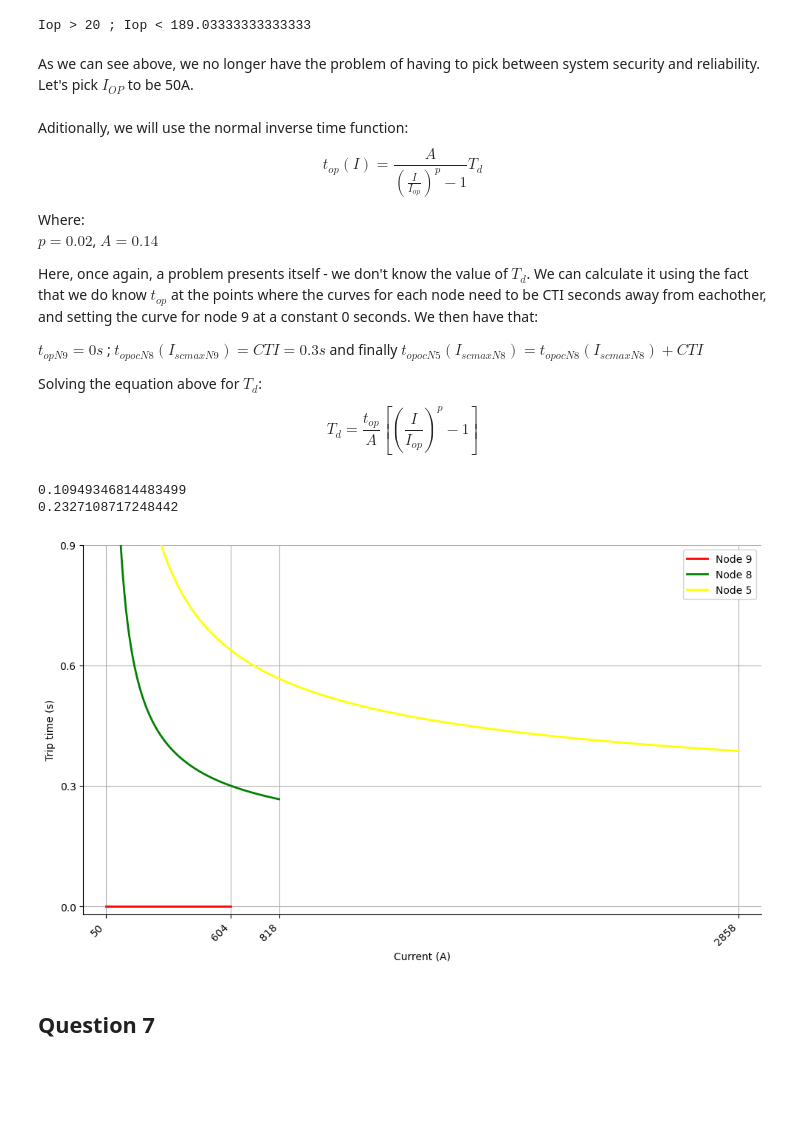
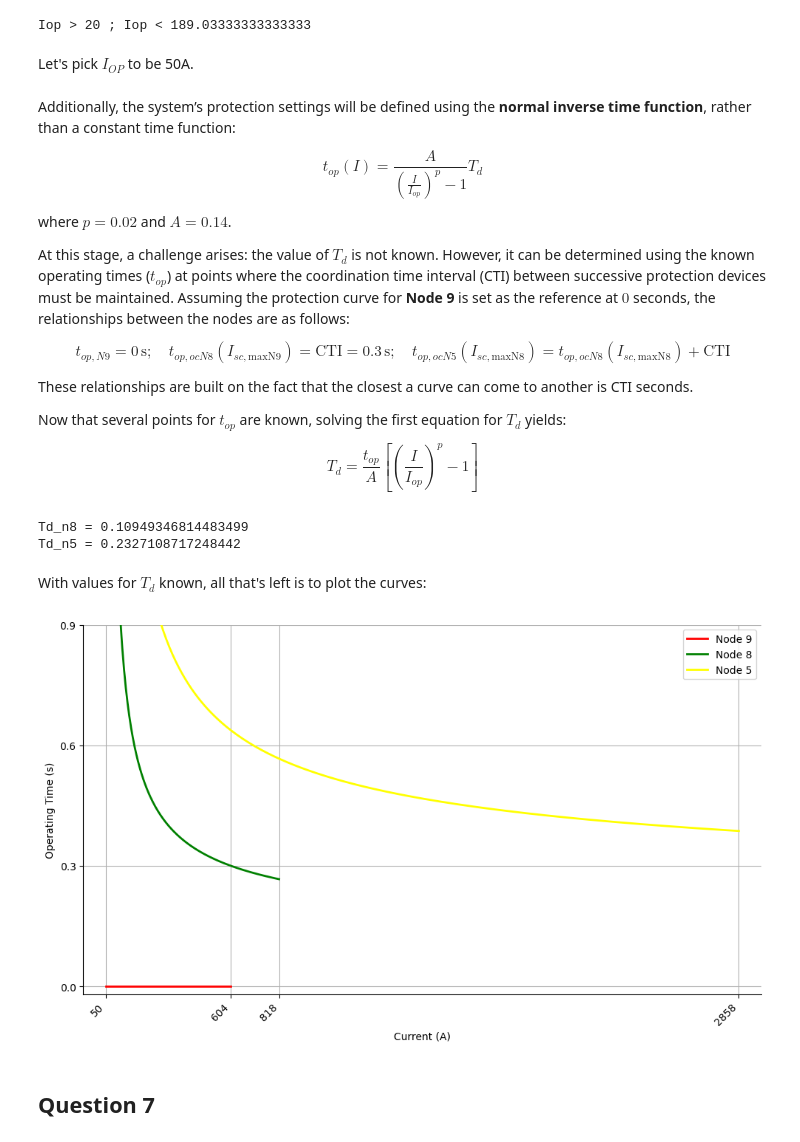
Before and after one commit to e4m8ch/IST_PSE, a Jupyter notebook: main.ipynb, the cells around one changed output. Saved outputs shown, nothing was run; the diff lists cells and outputs as text; code cells hidden in the pictures; blank space fills up the shorter version.

```diff
--- a/main.ipynb
+++ b/main.ipynb
@@ -875,28 +868,31 @@ print("Iop > " + str(2*I_NU) + " ; Iop < " + str((1/3)*min_value))
 # %% [output]
 Iop > 20 ; Iop < 189.03333333333333
 # %% [markdown]
-As we can see above, we no longer have the problem of having to pick between system security and reliability.
 Let's pick $I_{OP}$ to be 50A.
 # %%
 I_op_gnd = 50 # A
 # %% [markdown]
-Aditionally, we will use the normal inverse time function:
+Additionally, the system’s protection settings will be defined using the **normal inverse time function**, rather than a constant time function:
+
 $$
 t_{op}(I) = \frac{A}{\left(\frac{I}{I_{op}}\right)^p - 1} T_d
 $$
 
-Where:
-$p = 0.02$, $A = 0.14$
+where $p = 0.02$ and $A = 0.14$.
 
-Here, once again, a problem presents itself - we don't know the value of $T_d$. We can calculate it using the fact that we do know $t_{op}$ at the points where the curves for each node need to be CTI seconds away from eachother, and setting the curve for node 9 at a constant 0 seconds. We then have that:
-
-$t_{op N9} = 0s$ ;  $t_{op ocN8}(I_{sc maxN9}) = CTI = 0.3s$ and finally  $t_{op ocN5}(I_{sc maxN8}) = t_{op ocN8}(I_{sc maxN8}) + CTI$
-
-Solving the equation above for $T_d$:
+At this stage, a challenge arises: the value of $T_d$ is not known. However, it can be determined using the known operating times ($t_{op}$) at points where the coordination time interval (CTI) between successive protection devices must be maintained. Assuming the protection curve for **Node 9** is set as the reference at $0$ seconds, the relationships between the nodes are as follows:
 
 $$
-T_d = \frac{t_{op}}{A}[(\frac{I}{I_{op}})^p-1]
+t_{op, N9} = 0\,\text{s}; \quad t_{op, ocN8}(I_{sc, \text{maxN9}}) = \text{CTI} = 0.3\,\text{s}; \quad t_{op, ocN5}(I_{sc, \text{maxN8}}) = t_{op, ocN8}(I_{sc, \text{maxN8}}) + \text{CTI}
 $$
+
+These relationships are built on the fact that the closest a curve can come to another is CTI seconds.
+
+Now that several points for $t_{op}$ are known, solving the first equation for $T_d$ yields:
+
+$$
+T_d = \frac{t_{op}}{A} \left[ \left(\frac{I}{I_{op}}\right)^p - 1 \right]
+$$
 # %%
 def Td(top, I, Iop, A=0.14, p=0.02):
     return top/A*((I/Iop)**p-1)
@@ -909,46 +905,48 @@ top_n8 = top(Td_n8, filtered_ground["max"].iloc[1], I_op_gnd)
 
 Td_n5 = Td(CTI+top_n8, filtered_ground["max"].iloc[1], I_op_gnd)
 
-print(Td_n8)
-print(Td_n5)
+print("Td_n8 = " + str(Td_n8))
+print("Td_n5 = " + str(Td_n5))
 # %% [output]
-0.10949346814483499
-0.2327108717248442
+Td_n8 = 0.10949346814483499
+Td_n5 = 0.2327108717248442
+# %% [markdown]
+With values for $T_d$ known, all that's left is to plot the curves:
 # %%
 x_values = [I_op_gnd] + filtered_ground["max"].tolist()
 x_values = sorted(set(x_values))
 
 y_values = [CTI*0, CTI*1, CTI*2, CTI*3]
 
 fig, ax = plt.subplots(figsize=(10,6))
 ax.set_xlabel('Current (A)')
-ax.set_ylabel('Trip time (s)')
+ax.set_ylabel('Operating Time (s)')
 
 for spine in ['top', 'right']:
     ax.spines[spine].set_visible(False)
 
 ax.set_xticks(x_values)
 ax.set_yticks(y_values)
 ax.set_xlim(min(x_values)-100, max(x_values)+100)
 ax.set_ylim(-0.02, CTI*3)
 plt.xticks(rotation=45, ha='right')  # rotate labels to avoid overlap
 plt.tight_layout()  # adjust layout to fit labels
 plt.grid()
 
 # Node 9
 ax.plot([x_values[0], x_values[1]], [CTI*0, CTI*0], color='red', linewidth=2, label="Node 9")
 
 # Node 8
 ax.plot(np.linspace(I_op_gnd*1.0001, x_values[-2], 200), 0.14/((np.linspace(I_op_gnd*1.0001, x_values[-2], 200)/I_op_gnd)**0.02 - 1)*Td_n8, color="green", linewidth=2, label="Node 8")
 
 # Node 5
 ax.plot(np.linspace(I_op_gnd*1.0001, x_values[-1], 200), 0.14/((np.linspace(I_op_gnd*1.0001, x_values[-1], 200)/I_op_gnd)**0.02 - 1)*Td_n5, color="yellow", linewidth=2, label="Node 5")
 
 ax.legend(loc="upper right")
 
 plt.show()
 # %% [output]
-[figure, old version]
+[figure, new version]
 # %% [markdown]
 ## Question 7
 # %% [markdown]
```
Also changed, not shown: parts of 28 cells of this notebook.
